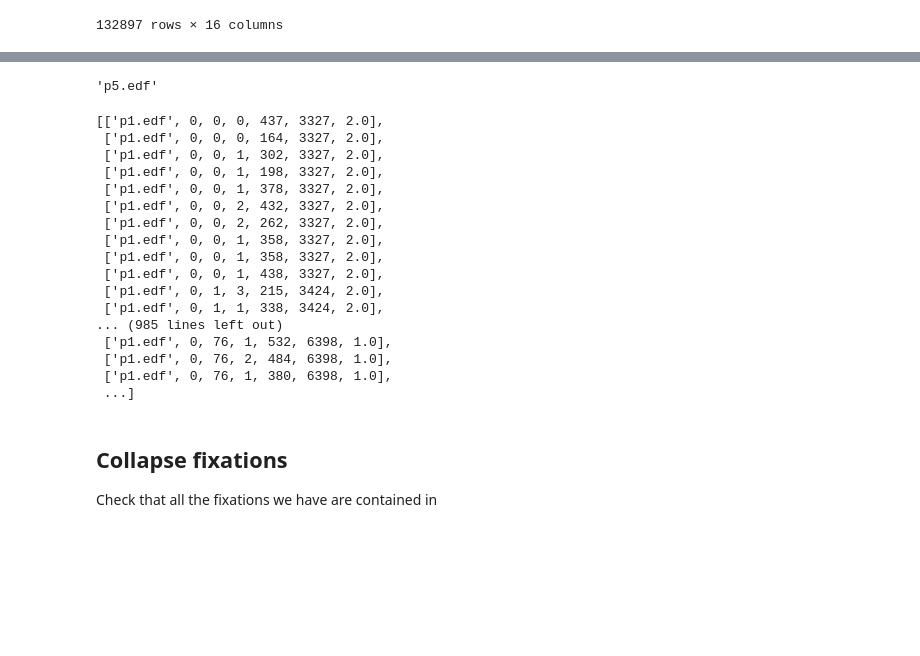
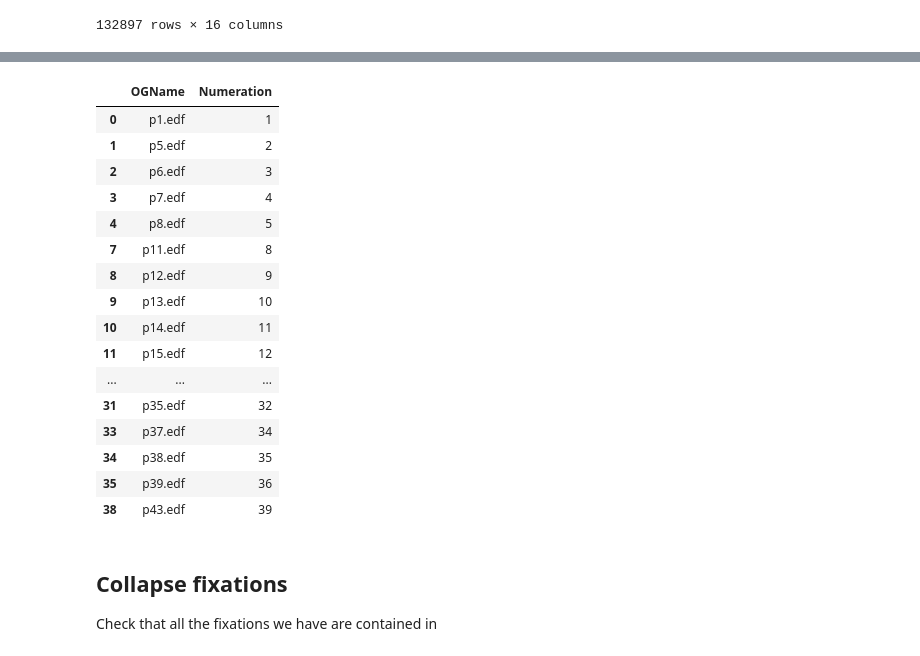
Before and after one commit to pradysepulveda/FF2018, a Jupyter notebook: FixationCSVGenerator.ipynb, the cells around one changed output, grey strips where cells are left out. Cells and saved outputs as stored; diff of their text form; code cells hidden in the pictures; blank space fills up the shorter version.

```diff
--- a/FixationCSVGenerator.ipynb
+++ b/FixationCSVGenerator.ipynb
@@ -111,8 +139,24 @@ p40.edf
 # %%
 # I used 0 for blank fixations, 1 for left, 2 for right, 3 for center.
-participant[1]
+names_frame
 # %% [output]
-'p5.edf'
+|  | OGName | Numeration |
+| 0 | p1.edf | 1 |
+| 1 | p5.edf | 2 |
+| 2 | p6.edf | 3 |
+| 3 | p7.edf | 4 |
+| 4 | p8.edf | 5 |
+| 7 | p11.edf | 8 |
+| 8 | p12.edf | 9 |
+| 9 | p13.edf | 10 |
+| 10 | p14.edf | 11 |
+| 11 | p15.edf | 12 |
+| ... | ... | ... |
+| 31 | p35.edf | 32 |
+| 33 | p37.edf | 34 |
+| 34 | p38.edf | 35 |
+| 35 | p39.edf | 36 |
+| 38 | p43.edf | 39 |
 # %%
 #i=0
 #j=1
@@ -213,23 +257,3 @@ for i in range(len(participant)):
 
             #update the init to the end of the current fixation
             trial_fix_init = fixat_instance_data.CURRENT_FIX_END
-# %%
-fixations
-# %% [output]
-[['p1.edf', 0, 0, 0, 437, 3327, 2.0],
- ['p1.edf', 0, 0, 0, 164, 3327, 2.0],
- ['p1.edf', 0, 0, 1, 302, 3327, 2.0],
- ['p1.edf', 0, 0, 1, 198, 3327, 2.0],
- ['p1.edf', 0, 0, 1, 378, 3327, 2.0],
- ['p1.edf', 0, 0, 2, 432, 3327, 2.0],
- ['p1.edf', 0, 0, 2, 262, 3327, 2.0],
- ['p1.edf', 0, 0, 1, 358, 3327, 2.0],
- ['p1.edf', 0, 0, 1, 358, 3327, 2.0],
- ['p1.edf', 0, 0, 1, 438, 3327, 2.0],
- ['p1.edf', 0, 1, 3, 215, 3424, 2.0],
- ['p1.edf', 0, 1, 1, 338, 3424, 2.0],
-... (985 lines left out)
- ['p1.edf', 0, 76, 1, 532, 6398, 1.0],
- ['p1.edf', 0, 76, 2, 484, 6398, 1.0],
- ['p1.edf', 0, 76, 1, 380, 6398, 1.0],
- ...]
```
Also changed, not shown: parts of 14 cells of this notebook, 52 other files.
